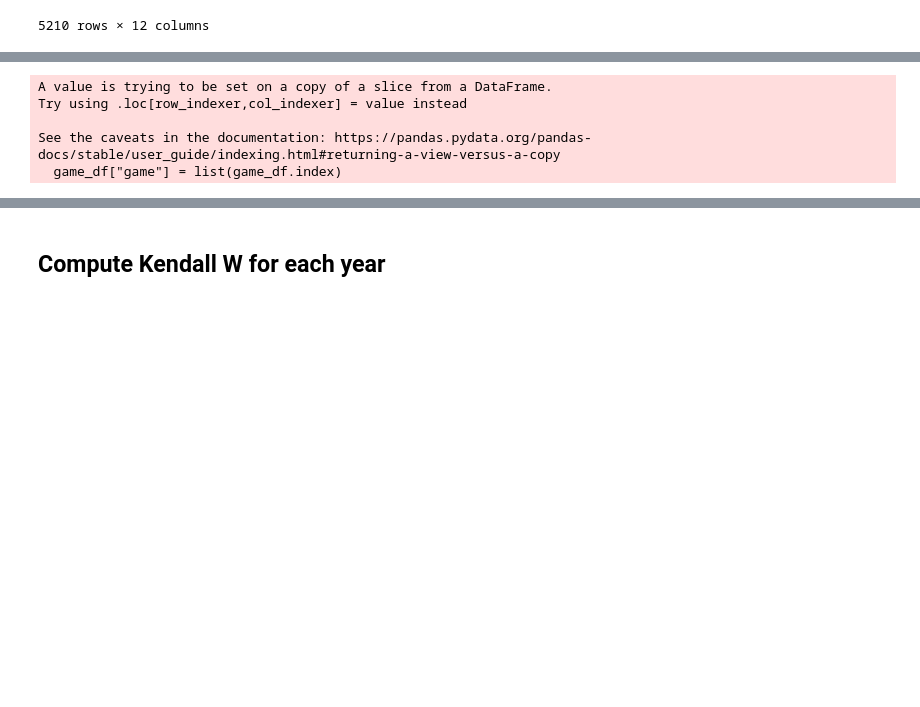
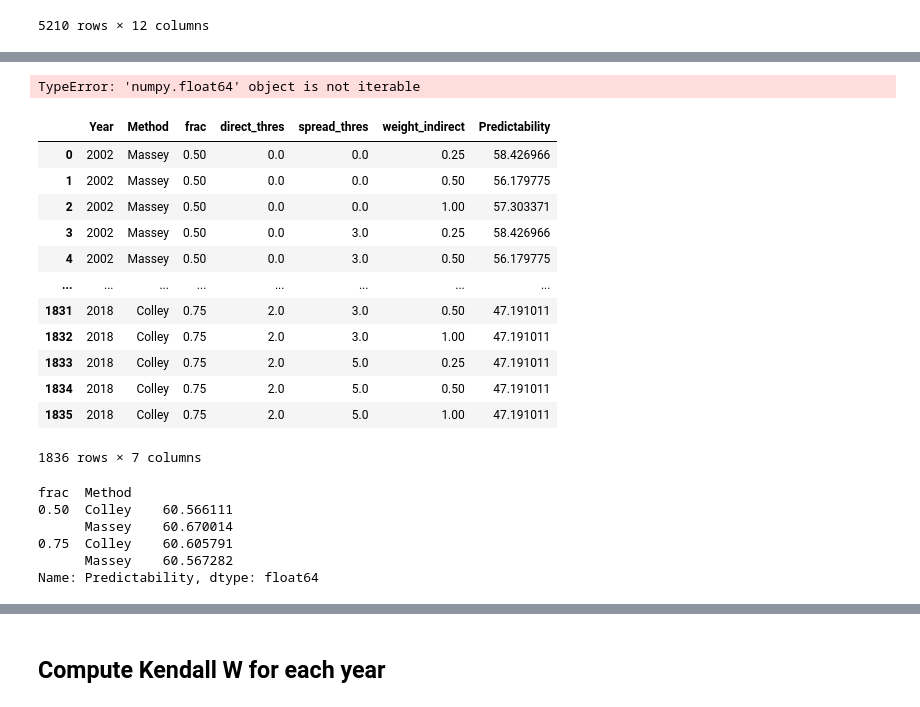
Before and after one commit to IGARDS/sensitivity_study, a Jupyter notebook: experiments/MarchMadnessHyperparameters.ipynb, the cells around one changed output, grey strips where cells are left out. Drawn from its saved outputs; the diff is of its cells as text; code cells hidden in the pictures; blank space fills up the shorter version.

```diff
--- a/experiments/MarchMadnessHyperparameters.ipynb
+++ b/experiments/MarchMadnessHyperparameters.ipynb
@@ -95,6 +113,8 @@ import joblib
 # %%
 load = False
 # %%
+from joblib import Parallel, delayed
+
 if not load:
     for year in tqdm(games.keys()):
         Ds[year] = {}
@@ -109,19 +129,19 @@ if not load:
                                 "team2_H_A_N": games[year]['H_A_N1'],
                                 "date": games[year]['date']
                                }).sort_values(by='date').drop('date',axis=1)
-        # support_map_vectorized_direct_indirect_weighted implements our common approach to looking for evidence of direct and indirect dominance
-        # I'm just using an annonymous function because the helper function V_count_vectorized expects a function with one argument
-        for frac,direct_thres,spread_thres,weight_indirect in itertools.product(fracs,direct_thress,spread_thress,weight_indirects):
+
+        keys = list(itertools.product(fracs,direct_thress,spread_thress,weight_indirects))
+
+        def compute(frac,direct_thres,spread_thres,weight_indirect):
             upper = int(len(game_df)*frac)
             game_df_sample = game_df.iloc[:upper,:]
             map_func = lambda linked: pyrankability.construct.support_map_vectorized_direct_indirect_weighted(linked,direct_thres=direct_thres,spread_thres=spread_thres,weight_indirect=weight_indirect)
-            Ds[year][(frac,direct_thres,spread_thres,weight_indirect)] = pyrankability.construct.V_count_vectorized(game_df_sample,map_func).loc[madness_teams,madness_teams]
+            return pyrankability.construct.V_count_vectorized(game_df_sample,map_func).loc[madness_teams,madness_teams]
+
+        results = Parallel(n_jobs=-1)(delayed(compute)(frac,direct_thres,spread_thres,weight_indirect) for frac,direct_thres,spread_thres,weight_indirect in keys)
+        for i,key in enumerate(keys):
+            frac,direct_thres,spread_thres,weight_indirect = key
+            Ds[year][(frac,direct_thres,spread_thres,weight_indirect)] = results[i]
-# %% [output]
-A value is trying to be set on a copy of a slice from a DataFrame.
-Try using .loc[row_indexer,col_indexer] = value instead
-
-See the caveats in the documentation: https://pandas.pydata.org/pandas-docs/stable/user_guide/indexing.html#returning-a-view-versus-a-copy
-  game_df["game"] = list(game_df.index)
 # %%
 if not load:
     massey_rankings = {}
@@ -182,0 +286,4 @@ if load:
+# %%
+list(massey_rankings[year].loc[index,'predictability'])
+# %% [output]
+TypeError: 'numpy.float64' object is not iterable
@@ -182,0 +303,25 @@ if load:
+# %%
+predictability_results
+# %% [output]
+|  | Year | Method | frac | direct_thres | spread_thres | weight_indirect | Predictability |
+| 0 | 2002 | Massey | 0.50 | 0.0 | 0.0 | 0.25 | 58.426966 |
+| 1 | 2002 | Massey | 0.50 | 0.0 | 0.0 | 0.50 | 56.179775 |
+| 2 | 2002 | Massey | 0.50 | 0.0 | 0.0 | 1.00 | 57.303371 |
+| 3 | 2002 | Massey | 0.50 | 0.0 | 3.0 | 0.25 | 58.426966 |
+| 4 | 2002 | Massey | 0.50 | 0.0 | 3.0 | 0.50 | 56.179775 |
+| ... | ... | ... | ... | ... | ... | ... | ... |
+| 1831 | 2018 | Colley | 0.75 | 2.0 | 3.0 | 0.50 | 47.191011 |
+| 1832 | 2018 | Colley | 0.75 | 2.0 | 3.0 | 1.00 | 47.191011 |
+| 1833 | 2018 | Colley | 0.75 | 2.0 | 5.0 | 0.25 | 47.191011 |
+| 1834 | 2018 | Colley | 0.75 | 2.0 | 5.0 | 0.50 | 47.191011 |
+| 1835 | 2018 | Colley | 0.75 | 2.0 | 5.0 | 1.00 | 47.191011 |
+1836 rows × 7 columns
+# %%
+predictability_results.groupby(['frac','Method'])['Predictability'].mean()
+# %% [output]
+frac  Method
+0.50  Colley    60.566111
+      Massey    60.670014
+0.75  Colley    60.605791
+      Massey    60.567282
+Name: Predictability, dtype: float64
```
Also changed, not shown: parts of 15 cells of this notebook, 2 other files.
